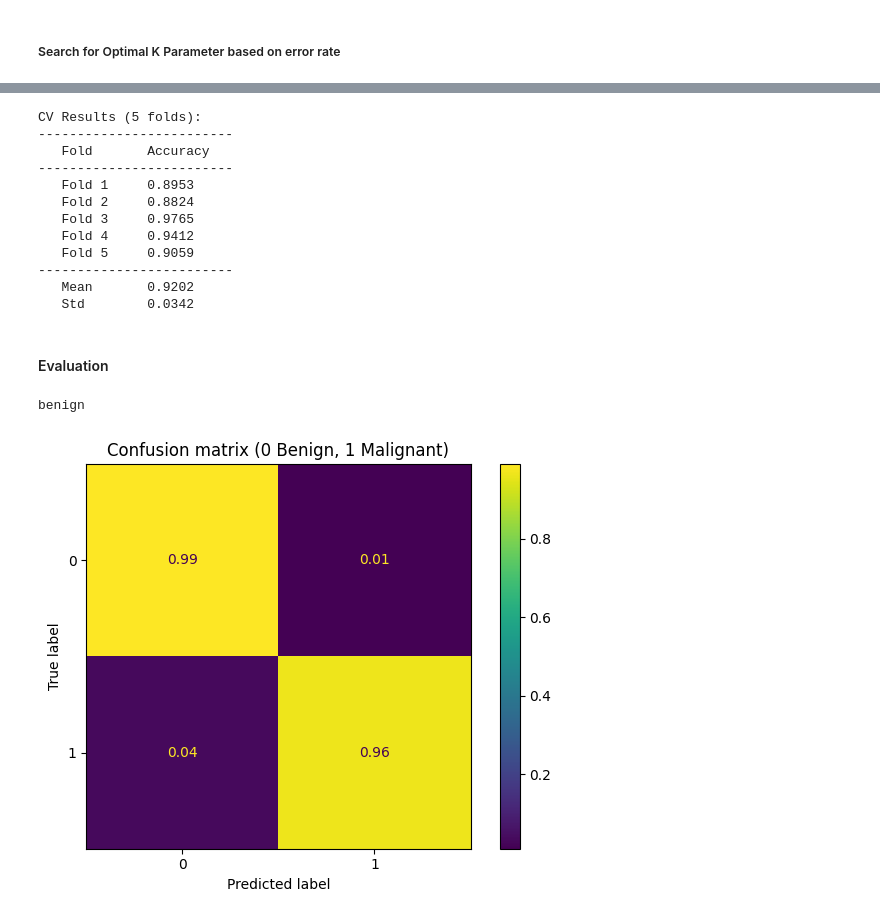
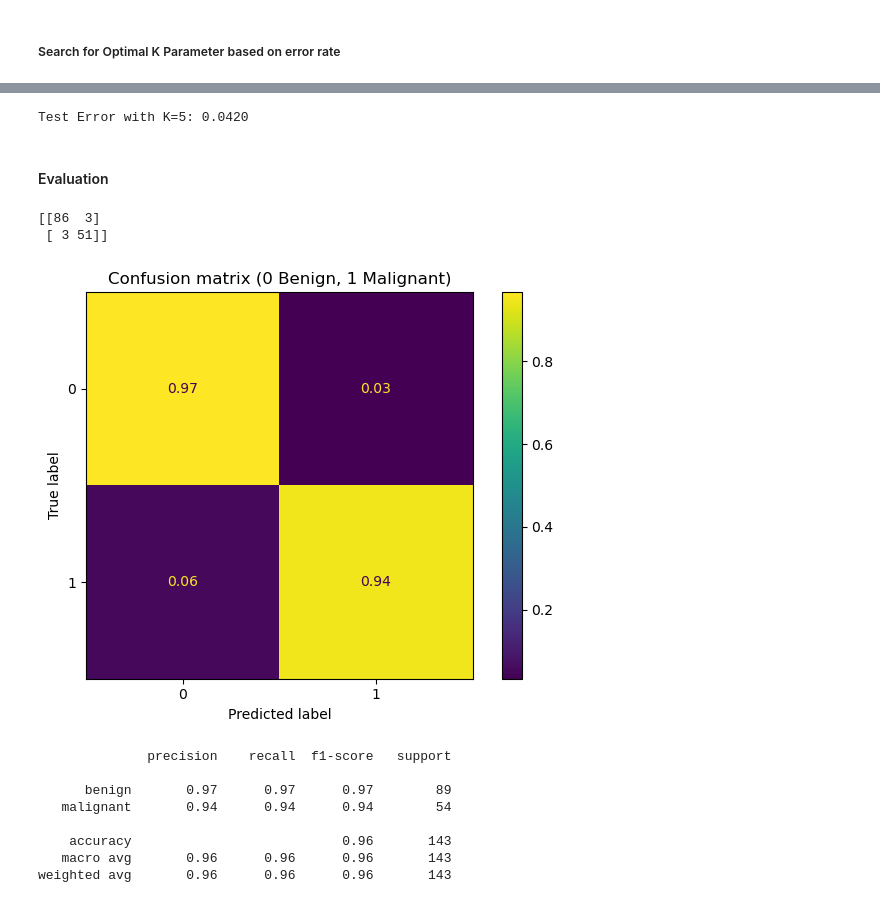
Before and after one commit to tjmeltesen/AML, a Jupyter notebook: HW/HW5/hw5.ipynb, the cells around one changed output, grey strips where cells are left out. Saved outputs shown, nothing was run; the diff lists cells and outputs as text; code cells hidden in the pictures.

```diff
--- a/HW/HW5/hw5.ipynb
+++ b/HW/HW5/hw5.ipynb
@@ -31,10 +31,15 @@ Name: count, dtype: int64
 # %%
 encoder = LabelEncoder()
 y_encoded = encoder.fit_transform(y)
+scaler = StandardScaler()
+rs = 42
+
 #print(encoder.classes_)
 #print(y_encoded.shape)
 #print(X.shape)
-(x_train, x_test, y_train, y_test) = train_test_split(np.asarray(X), y_encoded, test_size=0.25, random_state=42)
+(x_train, x_test, y_train, y_test) = train_test_split(np.asarray(X), y_encoded, test_size=0.25, random_state=rs)
+x_train = scaler.fit_transform(x_train)
+x_test = scaler.transform(x_test)
 pd.DataFrame(y_train).value_counts()
 #print(x_train.shape)
 #print(x_test.shape)
@@ -87,56 +96,36 @@ Optimal K value: 11
 
 #Define Fold with 5 splits, shuffling, and a fixed random state.
 #Chose 5 since this is most common with a data set of this size, and provides a good balance.
-fold = KFold(n_splits=5, shuffle=True, random_state=42)
 
-models = []
-scores = []
 
-#Run K-Fold CV on KNN Classifier with best_k neighbors
-for train_idx, val_idx in fold.split(x_train):
-    X_tr, X_val = x_train[train_idx], x_train[val_idx]
-    y_tr, y_val = y_train[train_idx], y_train[val_idx]
-    model = KNeighborsClassifier(n_neighbors=best_k)
-    model.fit(X_tr, y_tr)
-    score = model.score(X_val, y_val)
-    models.append(model)
-    scores.append(score)
-
-cv = np.array(scores)
-best_model = models[np.argmax(cv)]
-print(f"\nCV Results ({len(cv)} folds):")
-print("-" * 25)
-print(f"   {'Fold':<10} {'Accuracy':<12}")
-print("-" * 25)
-
-for i in range(len(cv)):
-    print(f"   Fold {i+1:<5} {cv[i]:<12.4f}")
-
-print("-" * 25)
-print(f"   {'Mean':<10} {cv.mean():<12.4f}")
-print(f"   {'Std':<10} {cv.std():<12.4f}")
+model = KNeighborsClassifier(n_neighbors=best_k)
+model.fit(x_train, y_train)
+y_pred = model.predict(x_test)
+error = np.mean(y_test != y_pred)
+print(f"Test Error with K={best_k}: {error:.4f}")
 # %% [output]
-CV Results (5 folds):
--------------------------
-   Fold       Accuracy
--------------------------
-   Fold 1     0.8953
-   Fold 2     0.8824
-   Fold 3     0.9765
-   Fold 4     0.9412
-   Fold 5     0.9059
--------------------------
-   Mean       0.9202
-   Std        0.0342
+Test Error with K=5: 0.0420
 # %% [markdown]
 #### Evaluation
 # %%
-cm = confusion_matrix(y_test, best_model.predict(x_test))
-disp = ConfusionMatrixDisplay(confusion_matrix=cm, display_labels=encoder.classes_).from_predictions(y_test,normalize="true", values_format=".2f", y_pred=best_model.predict(x_test))
+cm = confusion_matrix(y_test, y_pred)
+print(cm)
+disp = ConfusionMatrixDisplay(confusion_matrix=cm, display_labels=encoder.classes_).from_predictions(y_test,normalize="true", values_format=".2f", y_pred=y_pred)
 plt.title("Confusion matrix (0 Benign, 1 Malignant)")
 plt.tight_layout()
 plt.savefig("knn_confusion_matrix.png", dpi=300)
 plt.show()
+
+print(classification_report(y_test, y_pred, target_names=encoder.classes_))
 # %% [output]
-benign
+[[86  3]
+ [ 3 51]]
-[figure, old version]
+[figure, new version]
+              precision    recall  f1-score   support
+
+      benign       0.97      0.97      0.97        89
+   malignant       0.94      0.94      0.94        54
+
+    accuracy                           0.96       143
+   macro avg       0.96      0.96      0.96       143
+weighted avg       0.96      0.96      0.96       143
```
Also changed, not shown: parts of 3 cells of this notebook, 3 other files.
